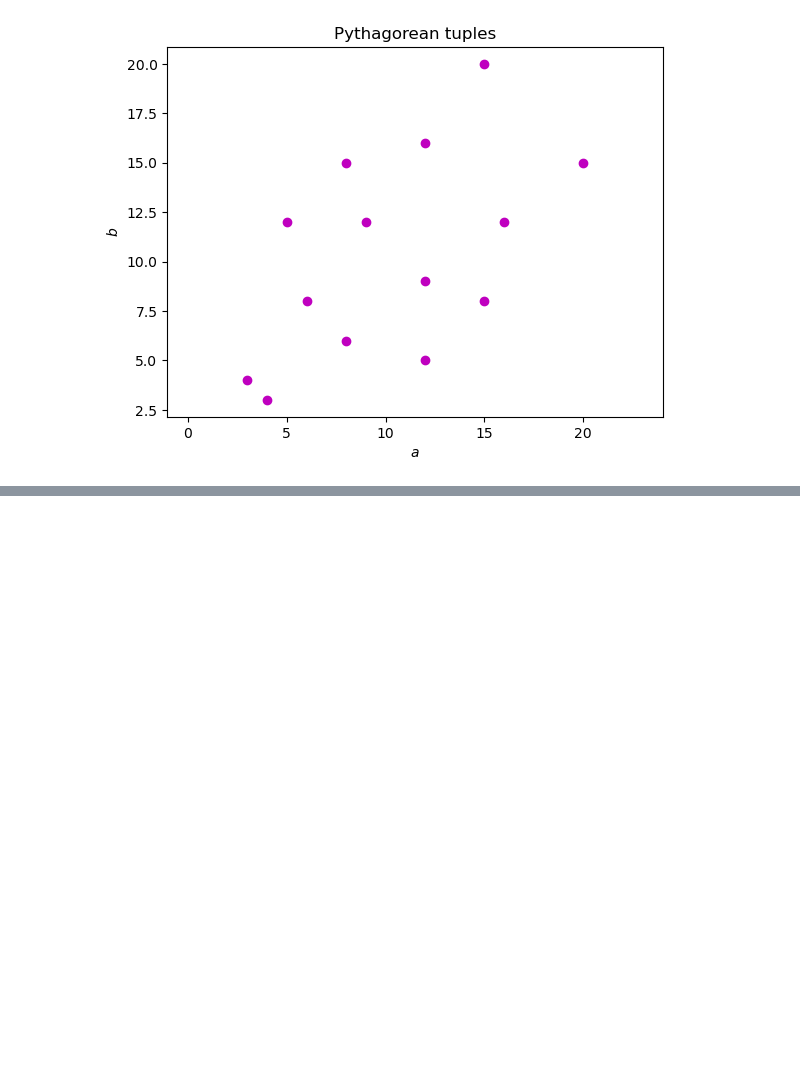
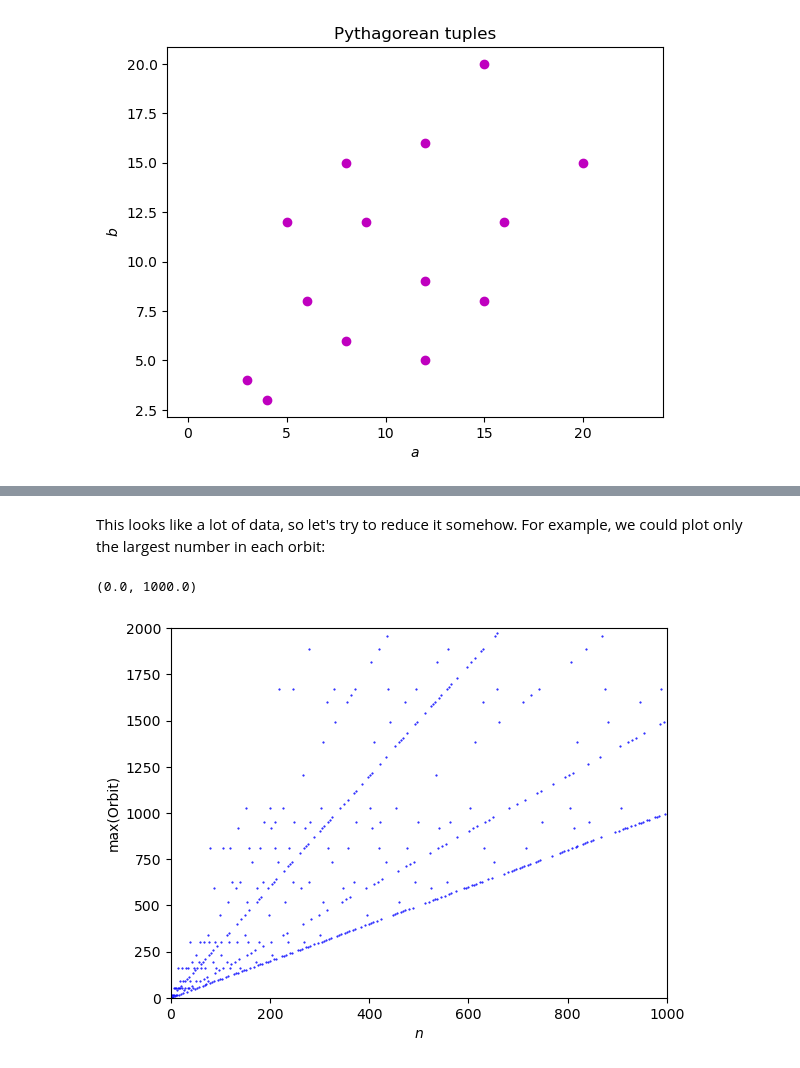
Before and after one commit to jllottes/jllottes.github.io, a Jupyter notebook: _static/weekly_notebooks/week05_notebook.ipynb, the cells around one changed output, grey strips where cells are left out. Cells and saved outputs as stored; diff of their text form; code cells hidden in the pictures; blank space fills up the shorter version.

```diff
--- a/_static/weekly_notebooks/week05_notebook.ipynb
+++ b/_static/weekly_notebooks/week05_notebook.ipynb
@@ -310,0 +416,17 @@ plt.axis('equal')    # This forces a 1:1 aspect ratio
+# %% [markdown]
+This looks like a lot of data, so let's try to reduce it somehow. For example, we could plot only the largest number in each orbit:
+# %%
+for i in range(N):
+    n = n_list[i]
+    orbit = orbits[i]
+
+    plt.plot([n], [max(orbit)], 'b.', ms=1)
+
+plt.xlabel('$n$')
+plt.ylabel('max(Orbit)')
+
+plt.ylim(0, 2000)
+plt.xlim(0,N)
+# %% [output]
+(0.0, 1000.0)
+[figure, added]
```
Also changed, not shown: parts of 55 cells of this notebook, 59 other files.
